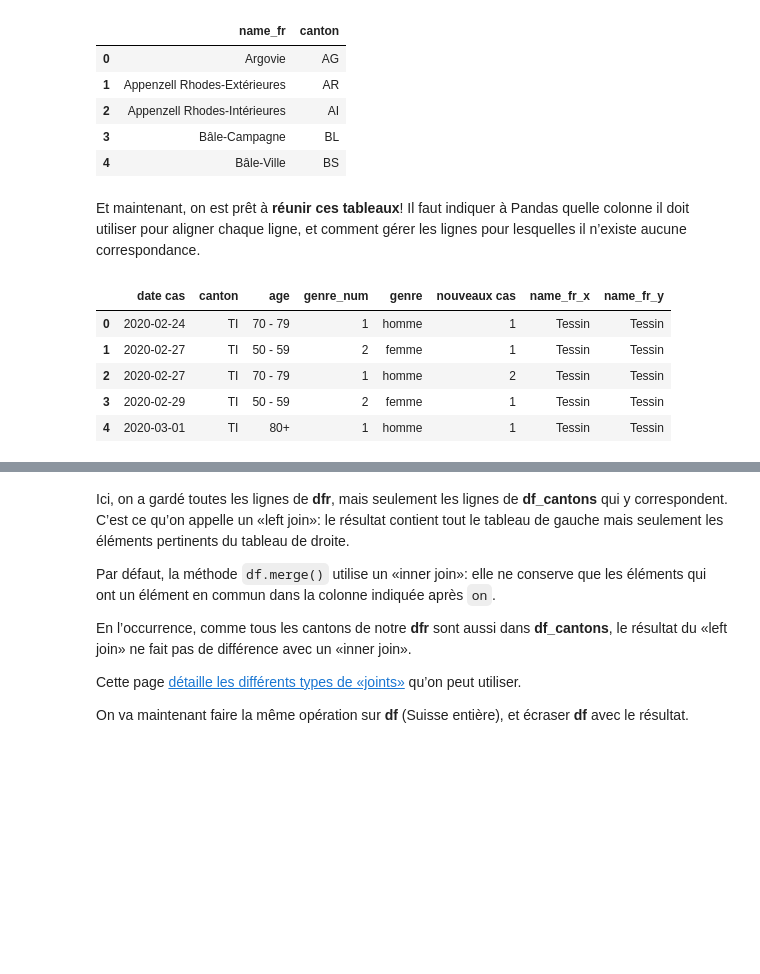
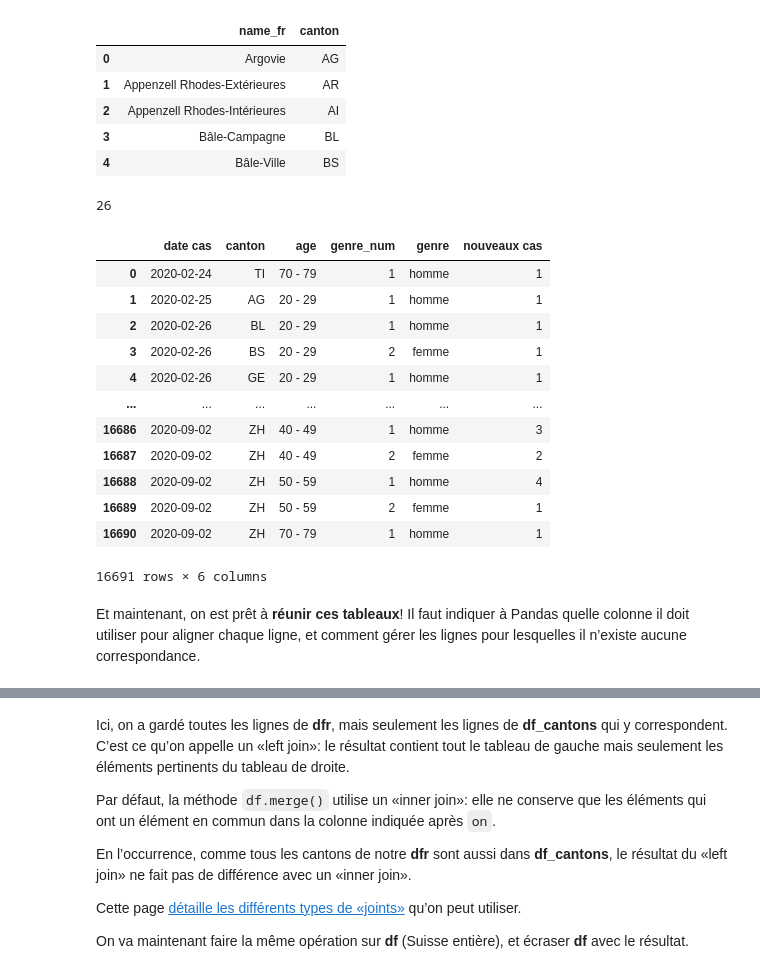
Before and after one commit to palrogg/course_sandbox, a Jupyter notebook: 04-Pandas-Merge-Joel.ipynb, the cells around one changed output, grey strips where cells are left out. Saved outputs shown, nothing was run; the diff lists cells and outputs as text; code cells hidden in the pictures; blank space fills up the shorter version.

```diff
--- a/04-Pandas-Merge-Joel.ipynb
+++ b/04-Pandas-Merge-Joel.ipynb
@@ -162,15 +198,28 @@ df_cantons.head(5)
 | 2 | Appenzell Rhodes-Intérieures | AI |
 | 3 | Bâle-Campagne | BL |
 | 4 | Bâle-Ville | BS |
+# %%
+len(df_cantons)
+# %% [output]
+26
+# %%
+df
+# %% [output]
+|  | date cas | canton | age | genre_num | genre | nouveaux cas |
+| 0 | 2020-02-24 | TI | 70 - 79 | 1 | homme | 1 |
+| 1 | 2020-02-25 | AG | 20 - 29 | 1 | homme | 1 |
+| 2 | 2020-02-26 | BL | 20 - 29 | 1 | homme | 1 |
+| 3 | 2020-02-26 | BS | 20 - 29 | 2 | femme | 1 |
+| 4 | 2020-02-26 | GE | 20 - 29 | 1 | homme | 1 |
+| ... | ... | ... | ... | ... | ... | ... |
+| 16686 | 2020-09-02 | ZH | 40 - 49 | 1 | homme | 3 |
+| 16687 | 2020-09-02 | ZH | 40 - 49 | 2 | femme | 2 |
+| 16688 | 2020-09-02 | ZH | 50 - 59 | 1 | homme | 4 |
+| 16689 | 2020-09-02 | ZH | 50 - 59 | 2 | femme | 1 |
+| 16690 | 2020-09-02 | ZH | 70 - 79 | 1 | homme | 1 |
+16691 rows × 6 columns
 # %% [markdown]
 Et maintenant, on est prêt à **réunir ces tableaux**! Il faut indiquer à Pandas quelle colonne il doit utiliser pour aligner chaque ligne, et comment gérer les lignes pour lesquelles il n’existe aucune correspondance.
 # %%
 dfm = df.merge(df_cantons, on='canton', how='left')
-dfm.head(5)
+#dfm.head(5)
-# %% [output]
-|  | date cas | canton | age | genre_num | genre | nouveaux cas | name_fr_x | name_fr_y |
-| 0 | 2020-02-24 | TI | 70 - 79 | 1 | homme | 1 | Tessin | Tessin |
-| 1 | 2020-02-27 | TI | 50 - 59 | 2 | femme | 1 | Tessin | Tessin |
-| 2 | 2020-02-27 | TI | 70 - 79 | 1 | homme | 2 | Tessin | Tessin |
-| 3 | 2020-02-29 | TI | 50 - 59 | 2 | femme | 1 | Tessin | Tessin |
-| 4 | 2020-03-01 | TI | 80+ | 1 | homme | 1 | Tessin | Tessin |
```
Also changed, not shown: parts of 16 cells of this notebook, 1 other file.
